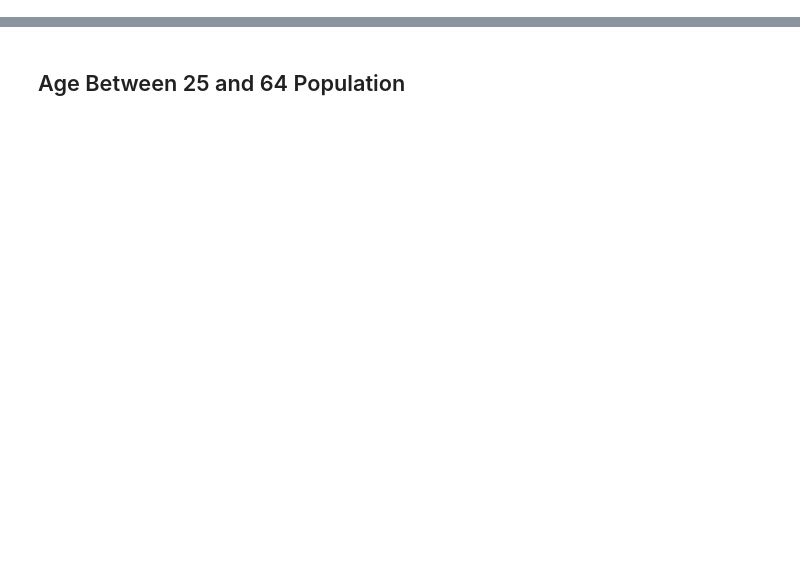
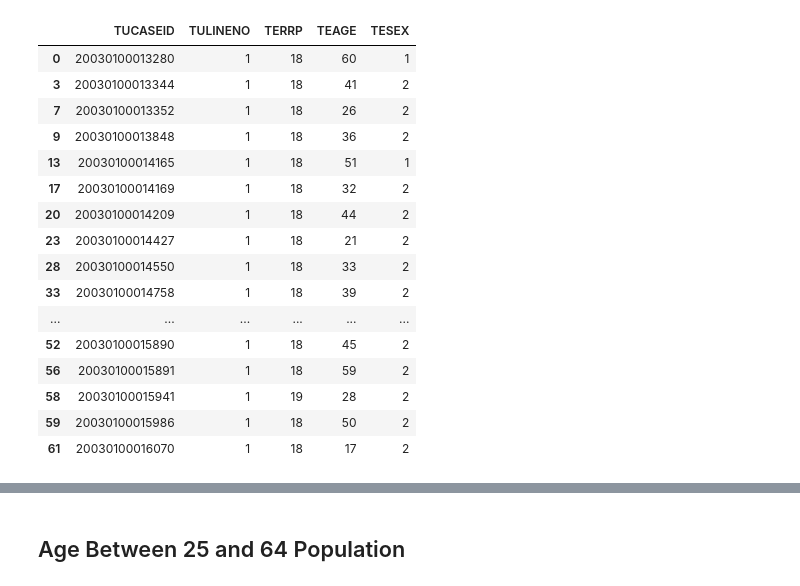
Before and after one commit to SinounPhoung/ATUS, a Jupyter notebook: 2003-2019 ATUS - Age 25 to 64.ipynb, the cells around one changed output, grey strips where cells are left out. Saved outputs shown, nothing was run; the diff lists cells and outputs as text; code cells hidden in the pictures; blank space fills up the shorter version.

```diff
--- a/2003-2019 ATUS - Age 25 to 64.ipynb
+++ b/2003-2019 ATUS - Age 25 to 64.ipynb
@@ -11,11 +25,29 @@ multi_act = pd.read_csv("ATUS DATA 03-19/atus_activity_0319.dat",
 # %%
 multi_rost = pd.read_csv("ATUS DATA 03-19/atus_rost_0319.dat")
 
 #TERRP = How is this person related to you?
 # "There is no distinction between 18 and 19"
 roster_list = [18,19] # 18 and 19 = self
 multi_rost = multi_rost[multi_rost["TERRP"].isin(roster_list)]
-#multi_rost.head(20)
+multi_rost.head(20)
+# %% [output]
+|  | TUCASEID | TULINENO | TERRP | TEAGE | TESEX |
+| 0 | 20030100013280 | 1 | 18 | 60 | 1 |
+| 3 | 20030100013344 | 1 | 18 | 41 | 2 |
+| 7 | 20030100013352 | 1 | 18 | 26 | 2 |
+| 9 | 20030100013848 | 1 | 18 | 36 | 2 |
+| 13 | 20030100014165 | 1 | 18 | 51 | 1 |
+| 17 | 20030100014169 | 1 | 18 | 32 | 2 |
+| 20 | 20030100014209 | 1 | 18 | 44 | 2 |
+| 23 | 20030100014427 | 1 | 18 | 21 | 2 |
+| 28 | 20030100014550 | 1 | 18 | 33 | 2 |
+| 33 | 20030100014758 | 1 | 18 | 39 | 2 |
+| ... | ... | ... | ... | ... | ... |
+| 52 | 20030100015890 | 1 | 18 | 45 | 2 |
+| 56 | 20030100015891 | 1 | 18 | 59 | 2 |
+| 58 | 20030100015941 | 1 | 19 | 28 | 2 |
+| 59 | 20030100015986 | 1 | 18 | 50 | 2 |
+| 61 | 20030100016070 | 1 | 18 | 17 | 2 |
 # %%
 multi_resp = pd.read_csv("ATUS DATA 03-19/atus_resp_0319.dat")
 #multi_resp.columns.to_list()
```
Also changed, not shown: parts of 5 cells of this notebook.
